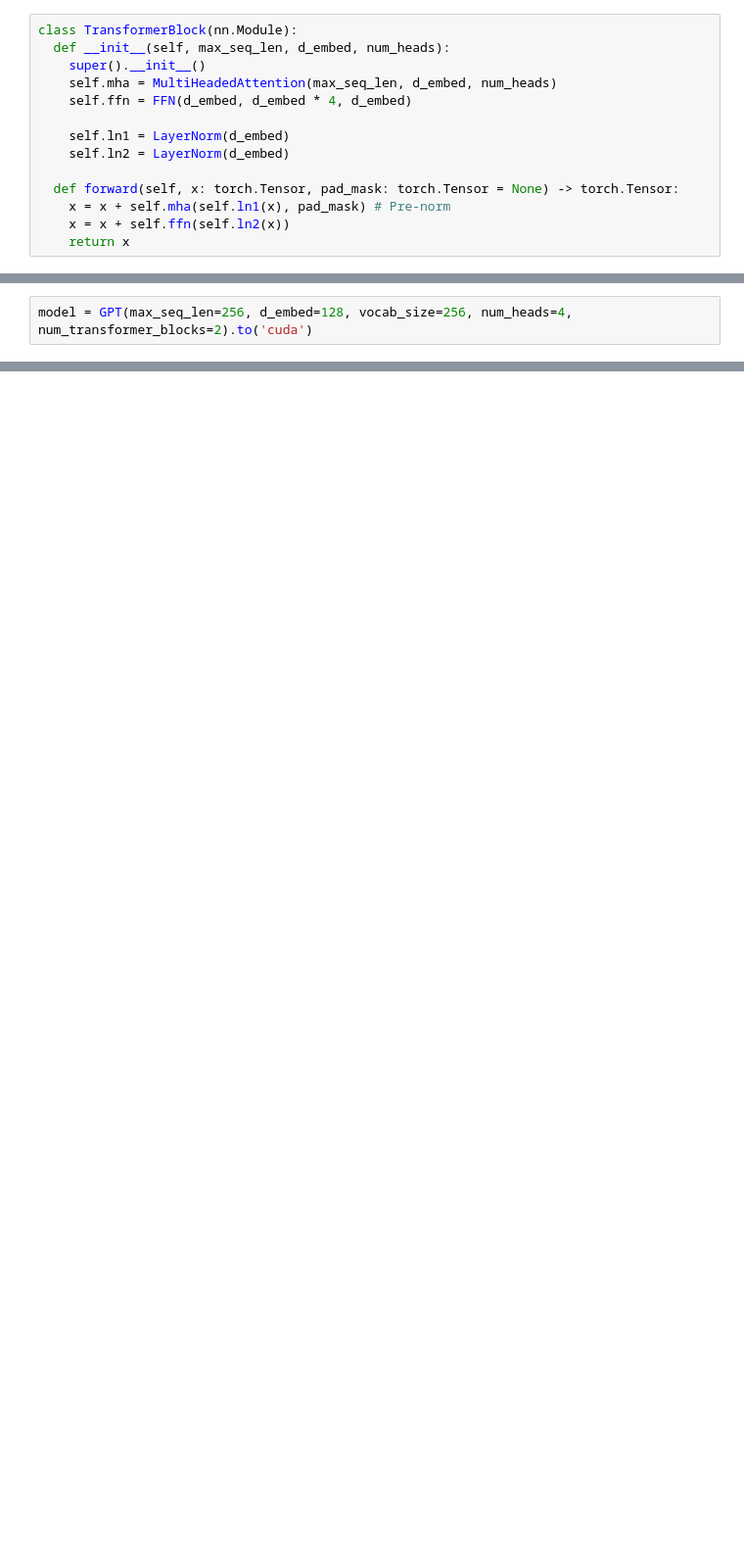
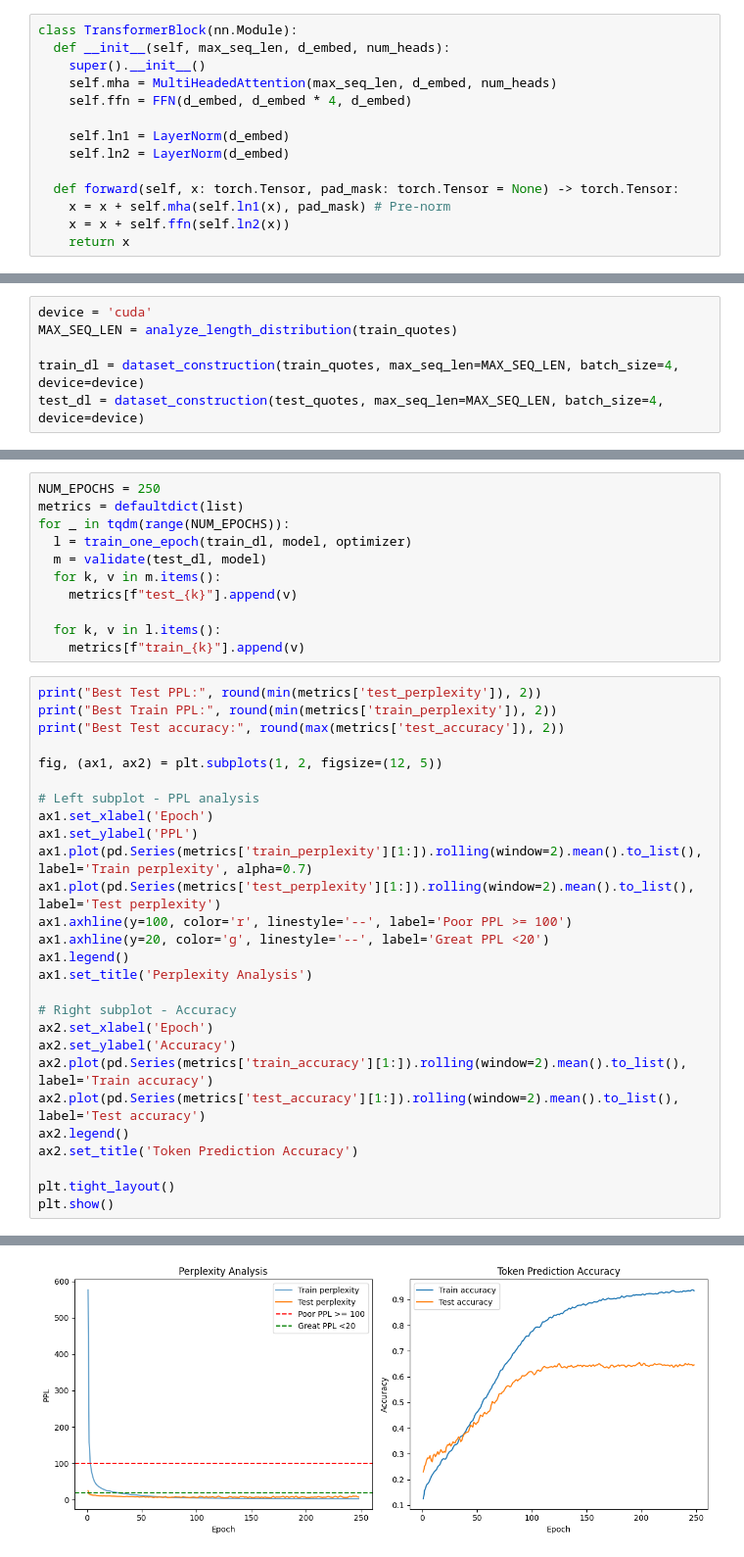
Before and after one commit to QasimWani/simple-transformer, a Jupyter notebook: transformers/gpt.ipynb, the cells around one changed output, grey strips where cells are left out. Shown: that part at 98% size. Drawn from its saved outputs; the diff is of its cells as text; blank space fills up the shorter version.

```diff
--- a/transformers/gpt.ipynb
+++ b/transformers/gpt.ipynb
@@ -279,5 +295,3 @@ class GPT(nn.Module):
         'lm_head': num_lm_head, # NOTE: weight sharing, so we don't double count the parameters
         'total': num_transformer_blocks + num_token_embeddings + num_final_ln
     }
-# %%
-model = GPT(max_seq_len=256, d_embed=128, vocab_size=256, num_heads=4, num_transformer_blocks=2).to('cuda')
@@ -283,0 +612,6 @@ model = GPT(max_seq_len=256, d_embed=128, vocab_size=256, num_heads=4, num_trans
+# %%
+device = 'cuda'
+MAX_SEQ_LEN = analyze_length_distribution(train_quotes)
+
+train_dl = dataset_construction(train_quotes, max_seq_len=MAX_SEQ_LEN, batch_size=4, device=device)
+test_dl = dataset_construction(test_quotes, max_seq_len=MAX_SEQ_LEN, batch_size=4, device=device)
@@ -331,0 +650,39 @@ def train_one_epoch(dataloader, model, optimizer):
+# %%
+NUM_EPOCHS = 250
+metrics = defaultdict(list)
+for _ in tqdm(range(NUM_EPOCHS)):
+  l = train_one_epoch(train_dl, model, optimizer)
+  m = validate(test_dl, model)
+  for k, v in m.items():
+    metrics[f"test_{k}"].append(v)
+
+  for k, v in l.items():
+    metrics[f"train_{k}"].append(v)
+# %%
+print("Best Test PPL:", round(min(metrics['test_perplexity']), 2))
+print("Best Train PPL:", round(min(metrics['train_perplexity']), 2))
+print("Best Test accuracy:", round(max(metrics['test_accuracy']), 2))
+
+fig, (ax1, ax2) = plt.subplots(1, 2, figsize=(12, 5))
+
+# Left subplot - PPL analysis
+ax1.set_xlabel('Epoch')
+ax1.set_ylabel('PPL')
+ax1.plot(pd.Series(metrics['train_perplexity'][1:]).rolling(window=2).mean().to_list(), label='Train perplexity', alpha=0.7)
+ax1.plot(pd.Series(metrics['test_perplexity'][1:]).rolling(window=2).mean().to_list(), label='Test perplexity')
+ax1.axhline(y=100, color='r', linestyle='--', label='Poor PPL >= 100')
+ax1.axhline(y=20, color='g', linestyle='--', label='Great PPL <20')
+ax1.legend()
+ax1.set_title('Perplexity Analysis')
+
+# Right subplot - Accuracy
+ax2.set_xlabel('Epoch')
+ax2.set_ylabel('Accuracy')
+ax2.plot(pd.Series(metrics['train_accuracy'][1:]).rolling(window=2).mean().to_list(), label='Train accuracy')
+ax2.plot(pd.Series(metrics['test_accuracy'][1:]).rolling(window=2).mean().to_list(), label='Test accuracy')
+ax2.legend()
+ax2.set_title('Token Prediction Accuracy')
+
+plt.tight_layout()
+plt.show()
+# %% [output]
@@ -331,0 +692 @@ def train_one_epoch(dataloader, model, optimizer):
+[figure, added]
```
Also changed, not shown: parts of 16 cells of this notebook.
